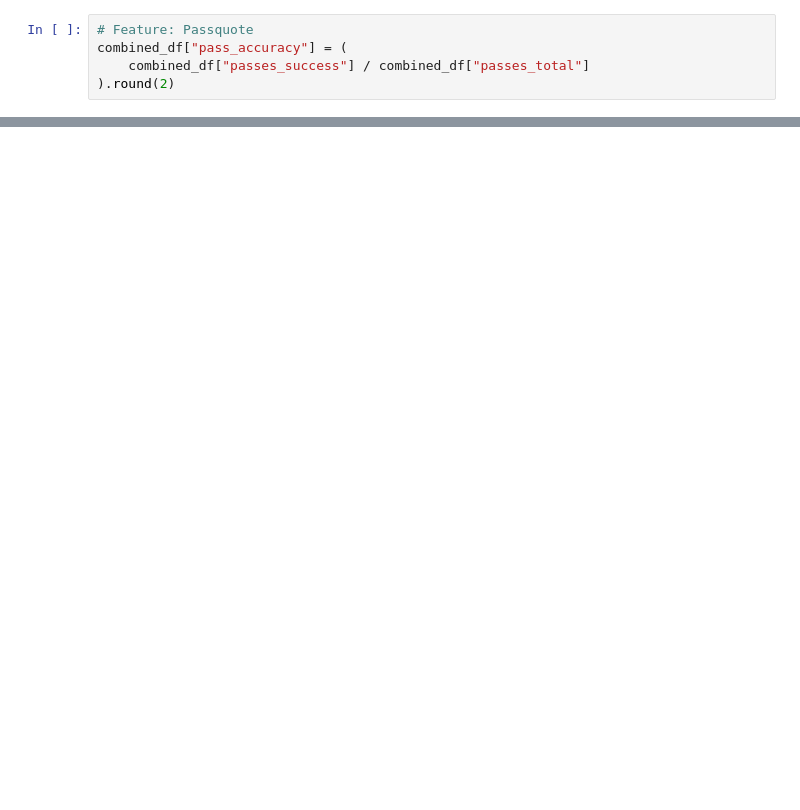
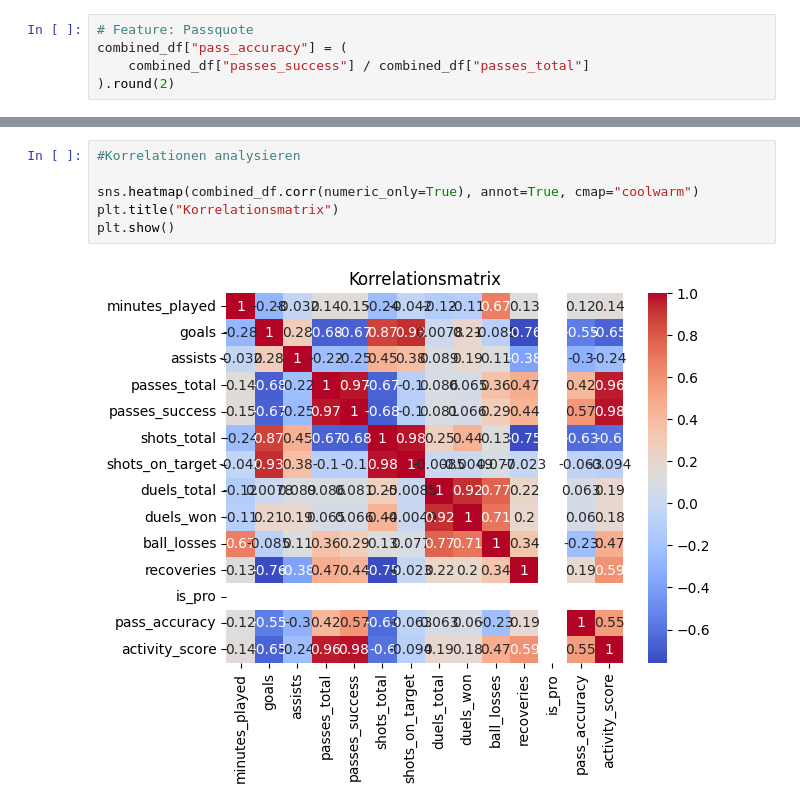
Before and after one commit to Facalfab/ai-applications-25, a Jupyter notebook: pro_player_prediction.ipynb, the cells around one changed output, grey strips where cells are left out. Cells and saved outputs as stored; diff of their text form; blank space fills up the shorter version.

```diff
--- a/pro_player_prediction.ipynb
+++ b/pro_player_prediction.ipynb
@@ -47,0 +134,8 @@ combined_df["activity_score"] = (
+# %%
+#Korrelationen analysieren
+
+sns.heatmap(combined_df.corr(numeric_only=True), annot=True, cmap="coolwarm")
+plt.title("Korrelationsmatrix")
+plt.show()
+# %% [output]
+[figure, added]
```
Also changed, not shown: parts of 7 cells of this notebook.
